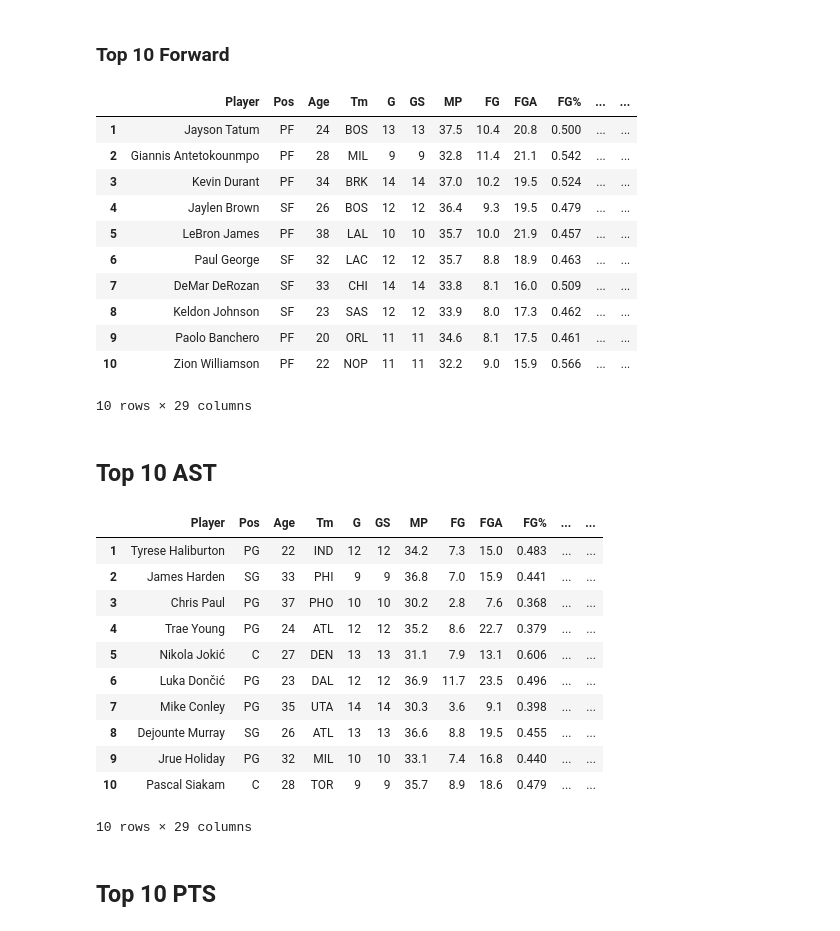
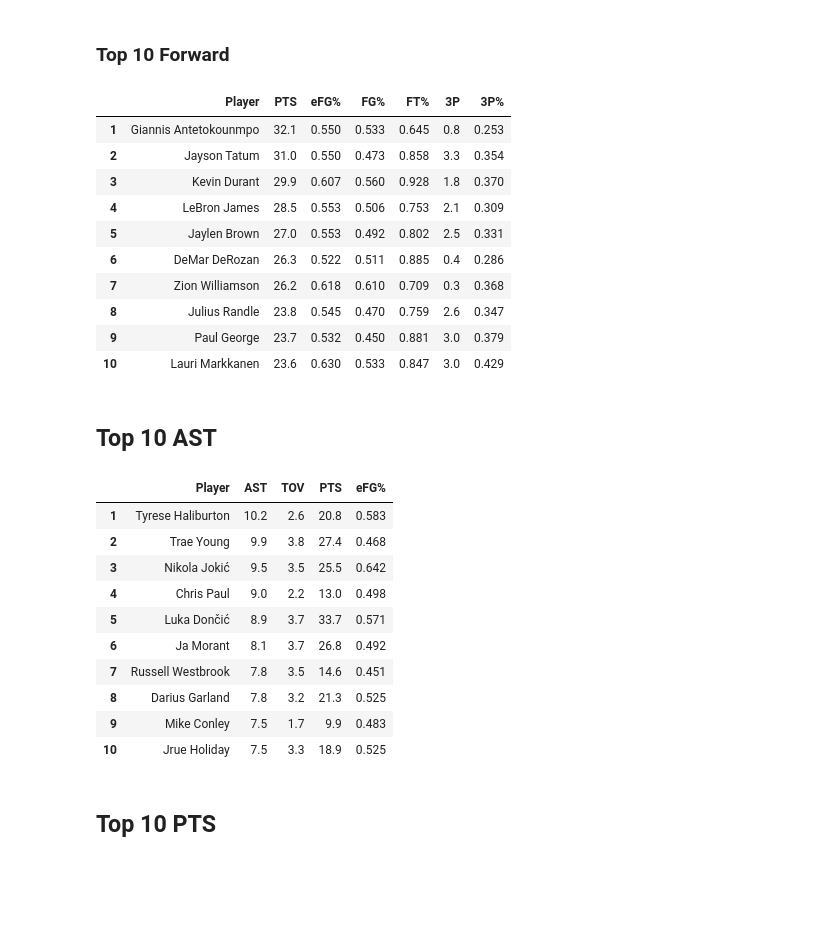
Before and after one commit to arthurazevedods/NBA, a Jupyter notebook: 2022-23 NBA Player Stats.ipynb, the cells around one changed output. Saved outputs shown, nothing was run; the diff lists cells and outputs as text; code cells hidden in the pictures; blank space fills up the shorter version.

Commit message:
Advanced and Shooting Stats

```diff
--- a/2022-23 NBA Player Stats.ipynb
+++ b/2022-23 NBA Player Stats.ipynb
@@ -23,7 +17,7 @@ soup = BeautifulSoup(html)
 rows = soup.findAll('tr')[1:]
 players_stats = [[td.getText() for td in rows[i].findAll('td')] for i in range(len(rows))]
 # %%
-headers = [th.getText() for th in soup_nba.findAll('tr', limit=2)[0].findAll('th')]
+headers = [th.getText() for th in soup.findAll('tr', limit=2)[0].findAll('th')]
 headers
 # %% [output]
 ['Rk',
@@ -259,37 +232,35 @@ top_players(guards,'PTS')
 ### Top 10 Forward
 # %%
 forward = df_stats[(df_stats.Pos == 'PF') | (df_stats.Pos == 'SF')]
-top_players(forward,'PTS')
+top_players(forward,'PTS')[['Player','PTS','eFG%','FG%','FT%','3P','3P%']]
 # %% [output]
-|  | Player | Pos | Age | Tm | G | GS | MP | FG | FGA | FG% | ... | ... |
-| 1 | Jayson Tatum | PF | 24 | BOS | 13 | 13 | 37.5 | 10.4 | 20.8 | 0.500 | ... | ... |
-| 2 | Giannis Antetokounmpo | PF | 28 | MIL | 9 | 9 | 32.8 | 11.4 | 21.1 | 0.542 | ... | ... |
-| 3 | Kevin Durant | PF | 34 | BRK | 14 | 14 | 37.0 | 10.2 | 19.5 | 0.524 | ... | ... |
-| 4 | Jaylen Brown | SF | 26 | BOS | 12 | 12 | 36.4 | 9.3 | 19.5 | 0.479 | ... | ... |
-| 5 | LeBron James | PF | 38 | LAL | 10 | 10 | 35.7 | 10.0 | 21.9 | 0.457 | ... | ... |
-| 6 | Paul George | SF | 32 | LAC | 12 | 12 | 35.7 | 8.8 | 18.9 | 0.463 | ... | ... |
-| 7 | DeMar DeRozan | SF | 33 | CHI | 14 | 14 | 33.8 | 8.1 | 16.0 | 0.509 | ... | ... |
-| 8 | Keldon Johnson | SF | 23 | SAS | 12 | 12 | 33.9 | 8.0 | 17.3 | 0.462 | ... | ... |
-| 9 | Paolo Banchero | PF | 20 | ORL | 11 | 11 | 34.6 | 8.1 | 17.5 | 0.461 | ... | ... |
-| 10 | Zion Williamson | PF | 22 | NOP | 11 | 11 | 32.2 | 9.0 | 15.9 | 0.566 | ... | ... |
+|  | Player | PTS | eFG% | FG% | FT% | 3P | 3P% |
+| 1 | Giannis Antetokounmpo | 32.1 | 0.550 | 0.533 | 0.645 | 0.8 | 0.253 |
+| 2 | Jayson Tatum | 31.0 | 0.550 | 0.473 | 0.858 | 3.3 | 0.354 |
+| 3 | Kevin Durant | 29.9 | 0.607 | 0.560 | 0.928 | 1.8 | 0.370 |
+| 4 | LeBron James | 28.5 | 0.553 | 0.506 | 0.753 | 2.1 | 0.309 |
+| 5 | Jaylen Brown | 27.0 | 0.553 | 0.492 | 0.802 | 2.5 | 0.331 |
+| 6 | DeMar DeRozan | 26.3 | 0.522 | 0.511 | 0.885 | 0.4 | 0.286 |
+| 7 | Zion Williamson | 26.2 | 0.618 | 0.610 | 0.709 | 0.3 | 0.368 |
+| 8 | Julius Randle | 23.8 | 0.545 | 0.470 | 0.759 | 2.6 | 0.347 |
+| 9 | Paul George | 23.7 | 0.532 | 0.450 | 0.881 | 3.0 | 0.379 |
+| 10 | Lauri Markkanen | 23.6 | 0.630 | 0.533 | 0.847 | 3.0 | 0.429 |
-10 rows × 29 columns
 # %% [markdown]
 ## Top 10 AST
 # %%
-top_players(df_stats,'AST')
+top_players(df_stats,'AST')[['Player','AST','TOV','PTS','eFG%']]
 # %% [output]
-|  | Player | Pos | Age | Tm | G | GS | MP | FG | FGA | FG% | ... | ... |
-| 1 | Tyrese Haliburton | PG | 22 | IND | 12 | 12 | 34.2 | 7.3 | 15.0 | 0.483 | ... | ... |
-| 2 | James Harden | SG | 33 | PHI | 9 | 9 | 36.8 | 7.0 | 15.9 | 0.441 | ... | ... |
-| 3 | Chris Paul | PG | 37 | PHO | 10 | 10 | 30.2 | 2.8 | 7.6 | 0.368 | ... | ... |
-| 4 | Trae Young | PG | 24 | ATL | 12 | 12 | 35.2 | 8.6 | 22.7 | 0.379 | ... | ... |
-| 5 | Nikola Jokić | C | 27 | DEN | 13 | 13 | 31.1 | 7.9 | 13.1 | 0.606 | ... | ... |
-| 6 | Luka Dončić | PG | 23 | DAL | 12 | 12 | 36.9 | 11.7 | 23.5 | 0.496 | ... | ... |
-| 7 | Mike Conley | PG | 35 | UTA | 14 | 14 | 30.3 | 3.6 | 9.1 | 0.398 | ... | ... |
-| 8 | Dejounte Murray | SG | 26 | ATL | 13 | 13 | 36.6 | 8.8 | 19.5 | 0.455 | ... | ... |
-| 9 | Jrue Holiday | PG | 32 | MIL | 10 | 10 | 33.1 | 7.4 | 16.8 | 0.440 | ... | ... |
-| 10 | Pascal Siakam | C | 28 | TOR | 9 | 9 | 35.7 | 8.9 | 18.6 | 0.479 | ... | ... |
+|  | Player | AST | TOV | PTS | eFG% |
+| 1 | Tyrese Haliburton | 10.2 | 2.6 | 20.8 | 0.583 |
+| 2 | Trae Young | 9.9 | 3.8 | 27.4 | 0.468 |
+| 3 | Nikola Jokić | 9.5 | 3.5 | 25.5 | 0.642 |
+| 4 | Chris Paul | 9.0 | 2.2 | 13.0 | 0.498 |
+| 5 | Luka Dončić | 8.9 | 3.7 | 33.7 | 0.571 |
+| 6 | Ja Morant | 8.1 | 3.7 | 26.8 | 0.492 |
+| 7 | Russell Westbrook | 7.8 | 3.5 | 14.6 | 0.451 |
+| 8 | Darius Garland | 7.8 | 3.2 | 21.3 | 0.525 |
+| 9 | Mike Conley | 7.5 | 1.7 | 9.9 | 0.483 |
+| 10 | Jrue Holiday | 7.5 | 3.3 | 18.9 | 0.525 |
-10 rows × 29 columns
 # %% [markdown]
 ## Top 10 PTS
 # %%
```
Also changed, not shown: parts of 27 cells of this notebook, 4 other files.
